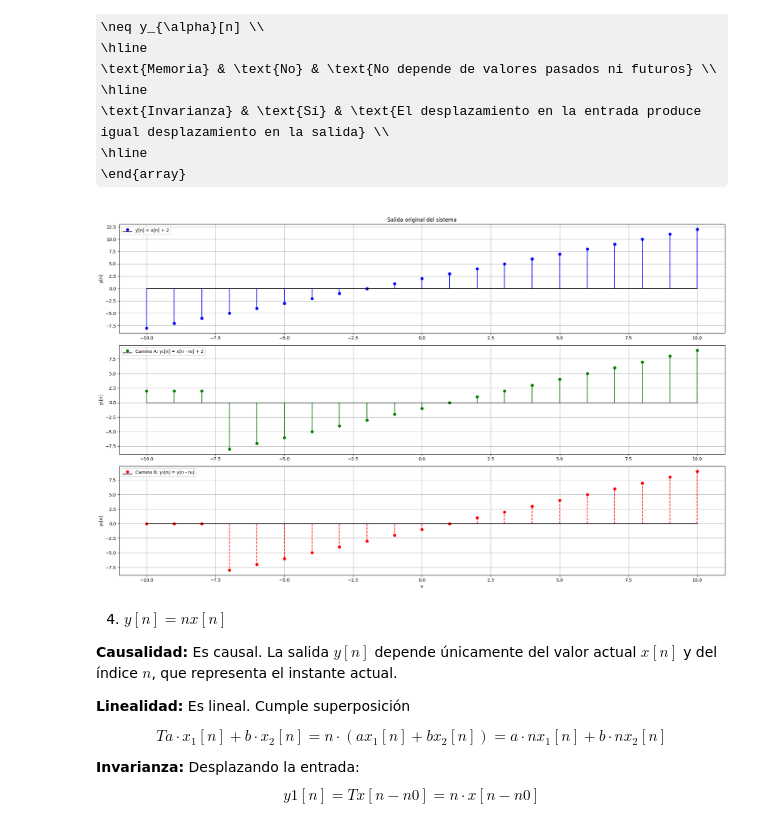
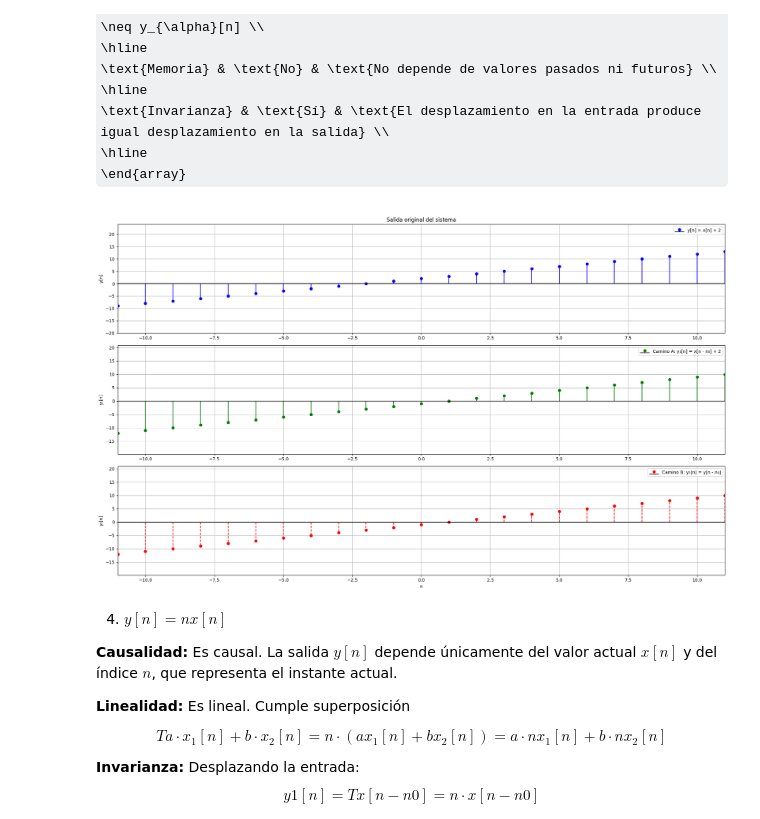
Before and after one commit to JuanKeiner/PDS_2025, a Jupyter notebook: Guia2/Guia2.ipynb, the cells around one changed output. Drawn from its saved outputs; the diff is of its cells as text; code cells hidden in the pictures; some formulas as TeX source.

```diff
--- a/Guia2/Guia2.ipynb
+++ b/Guia2/Guia2.ipynb
@@ -200,7 +200,7 @@ plt.show()
 \hline
 \end{array}
 # %%
-n = np.arange(-10, 11,1)
+n = np.arange(-20, 21,1)
 desplazamiento = 3
 
 x = n
@@ -209,34 +209,37 @@ y = x + 2
 x_shifted = np.roll(x, desplazamiento)         # x[n - n0]
 x_shifted[:desplazamiento] = 0
 y1 = x_shifted + 2                 # y₁[n] = x[n - n₀] + 2
 
 # Camino B: aplicar el sistema y luego desplazar la salida
 y2 = np.roll(y, desplazamiento)                # y[n - n0]
 y2[:desplazamiento] = 0
 
 
 plt.figure(figsize=(20, 12))
 plt.subplot(3, 1, 1)
 plt.stem(n, y, linefmt='b-', markerfmt='bo', basefmt='k-', label='y[n] = x[n] + 2')
 plt.title('Salida original del sistema')
 plt.ylabel('y[n]')
+plt.xlim(-11,11)
 plt.grid(True)
 plt.legend()
 plt.subplot(3, 1, 2)
 plt.stem(n, y1, linefmt='g-', markerfmt='go', basefmt='k-', label='Camino A: y₁[n] = x[n - n₀] + 2')
 plt.ylabel('y₁[n]')
+plt.xlim(-11,11)
 plt.grid(True)
 plt.legend()
 plt.subplot(3, 1, 3)
 plt.stem(n, y2, linefmt='r--', markerfmt='ro', basefmt='k-', label='Camino B: y₂[n] = y[n - n₀]')
 plt.xlabel('n')
 plt.ylabel('y₂[n]')
+plt.xlim(-11,11)
 plt.grid(True)
 plt.legend()
 plt.tight_layout()
 plt.show()
 # %% [output]
-[figure, old version]
+[figure, new version]
 # %% [markdown]
 4. $y[n] = n x[n]$
 
```
